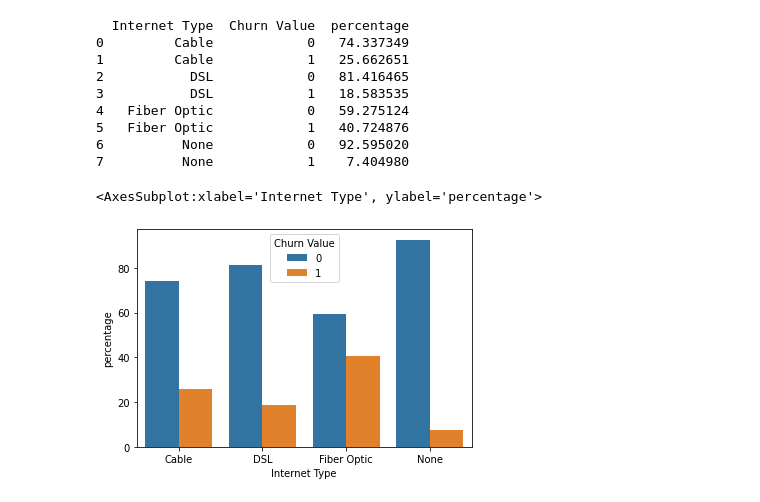
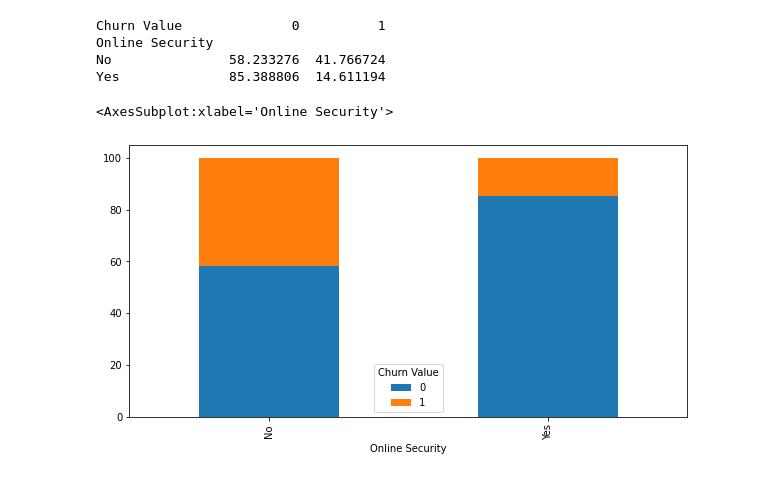
Before and after one commit to Ahmedmma72/Customer-Churn-Analysis-For-Telecommunication, a Jupyter notebook: Q6/q6.ipynb, the cells around one changed output. Saved outputs shown, nothing was run; the diff lists cells and outputs as text; code cells hidden in the pictures.

```diff
--- a/Q6/q6.ipynb
+++ b/Q6/q6.ipynb
@@ -18,3 +22,3 @@ import pandas as pd
 # %%
-# Load the data from /Dataset/Telco_customer_churn_services.xlsx
-dataset1 = pd.read_excel('../Dataset/Telco_customer_churn_services.xlsx')
+# read the dataset
+dataset = pd.read_excel('../Dataset/Telco_customer_churn.xlsx')
@@ -29,6 +25,3 @@ dataset2.rename(columns={'CustomerID':'Customer ID'}, inplace=True)
-# %%
-# Join the two datasets on the column 'Customer ID'
-dataset = pd.merge(dataset1, dataset2, on='Customer ID')
 # %%
 dataset.columns
 # %% [output]
@@ -61 +37,4 @@ array(['DSL', 'Fiber Optic', 'Cable', 'None'], dtype=object)
+# %%
+# taking only the required columns which are Online Security and Churn Value
+dataset = dataset[['Online Security','Churn Value']]
 # %%
@@ -77,0 +60,3 @@ internet_type.value_counts().plot(kind='pie', autopct='%1.1f%%', figsize=(6, 6))
+# %%
+# drop rows with Online Security as No internet service
+dataset = dataset[dataset['Online Security'] != 'No internet service']
@@ -78,23 +74,15 @@ internet_type.value_counts().plot(kind='pie', autopct='%1.1f%%', figsize=(6, 6))
 # %%
-# calculate the proportion of churn value for each Internet service type
-Internet_Type_churn = dataset.groupby(['Internet Type'])['Churn Value'].value_counts(
-    normalize=True).rename('percentage').mul(100).reset_index()
+# calculate the proportion of churn value for each category of Online Security
+security_churn = dataset.groupby('Online Security')['Churn Value'].value_counts(normalize=True).mul(100).unstack()
 
-# print the proportion of churn value for each Internet service type
-print(Internet_Type_churn)
+print(security_churn)
 
-# plot the proportion of churn value for each Internet service type
-sns.barplot(x="Internet Type", y="percentage",
-            hue="Churn Value", data=Internet_Type_churn)
+# visualize the proportion of churn value for each category of Online Security
+security_churn.plot(kind='bar', stacked='True', figsize=(10,5))
 # %% [output]
-  Internet Type  Churn Value  percentage
-0         Cable            0   74.337349
-1         Cable            1   25.662651
-2           DSL            0   81.416465
-3           DSL            1   18.583535
-4   Fiber Optic            0   59.275124
-5   Fiber Optic            1   40.724876
-6          None            0   92.595020
-7          None            1    7.404980
+Churn Value              0          1
+Online Security
+No               58.233276  41.766724
+Yes              85.388806  14.611194
-<AxesSubplot:xlabel='Internet Type', ylabel='percentage'>
+<AxesSubplot:xlabel='Online Security'>
-[figure, old version]
+[figure, new version]
```
Also changed, not shown: parts of 28 cells of this notebook, 5 other files.
